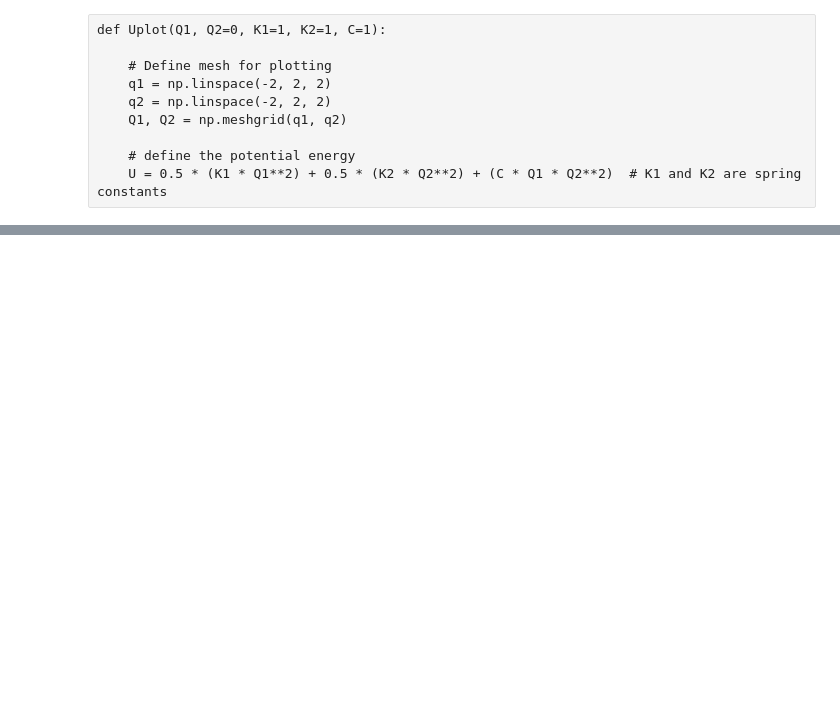
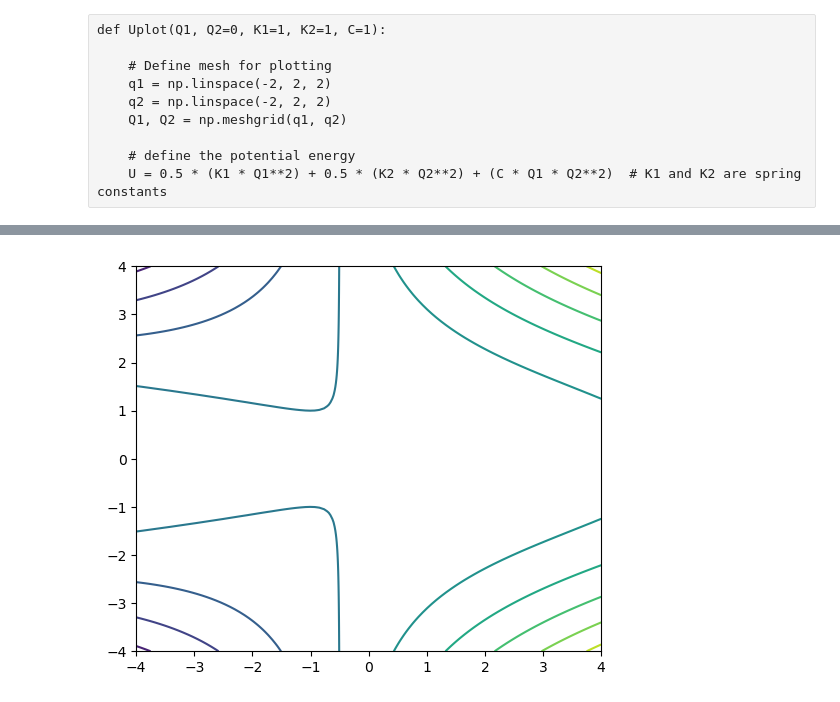
Before and after one commit to Phys3510-Fall2024/introduction-to-plotting-CartwheelGalaxy90, a Jupyter notebook: Harmonically Coupled Oscillators.ipynb, the cells around one changed output, grey strips where cells are left out. Cells and saved outputs as stored; diff of their text form; code cells hidden in the pictures; blank space fills up the shorter version.

Commit message:
contour attempt

```diff
--- a/Harmonically Coupled Oscillators.ipynb
+++ b/Harmonically Coupled Oscillators.ipynb
@@ -71,0 +50,17 @@ AttributeError: Line2D.set() got an unexpected keyword argument 'Q2'
+# %%
+# Generate the grid
+q1 = np.linspace(-4, 4, 100)
+q2 = np.linspace(-4, 4, 100)
+
+# Create a grid of q1 and q2 values
+Q1, Q2 = np.meshgrid(q1, q2)
+
+# Display the x, and y values, and the meshgrid and its shape
+print("Q1-values:\n", q1)
+print("Q2-values:\n", q2)
+print("")
+print("Shape of Q1:", Q1.shape)
+print("Shape of Q2:", Q2.shape)
+print("")
+print("Output of meshgrid for Q1:\n", Q1)
+print("Output of meshgrid for Q2:\n", Q2)
@@ -71,0 +85,10 @@ AttributeError: Line2D.set() got an unexpected keyword argument 'Q2'
+# %%
+K1=1; K2=1; C=1; #Q2=0
+
+# Define the function
+U = 0.5 * (K1 * Q1**2) + 0.5 * (K2 * Q2**2) + (C * Q1 * Q2**2)  # K1 and K2 are spring constants
+
+# Display the Z array to confirm the values
+print("meshgrid for Q1:\n", Q1)
+print("meshgrid for Q2:\n", Q2)
+print("function called on Q1, Q2 values:\n", U)
@@ -71,0 +115,9 @@ AttributeError: Line2D.set() got an unexpected keyword argument 'Q2'
+# %%
+# Create the contour plot
+plt.figure(figsize=(6, 5))
+contour = plt.contour(Q1, Q2, U, levels=10)
+
+# Show the plot
+plt.show()
+# %% [output]
+[figure, added]
```
Also changed, not shown: parts of 7 cells of this notebook.
